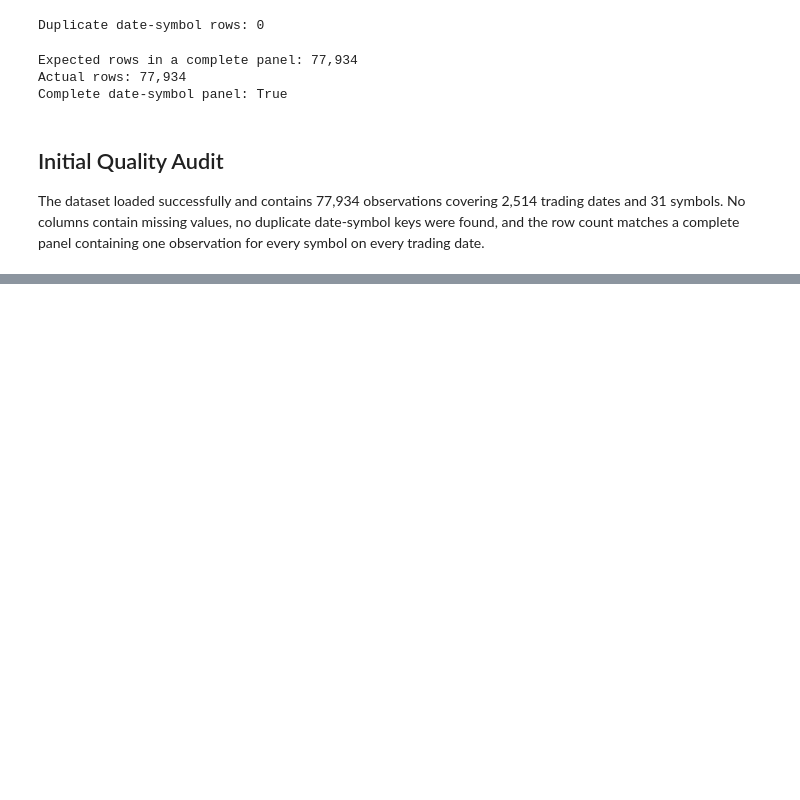
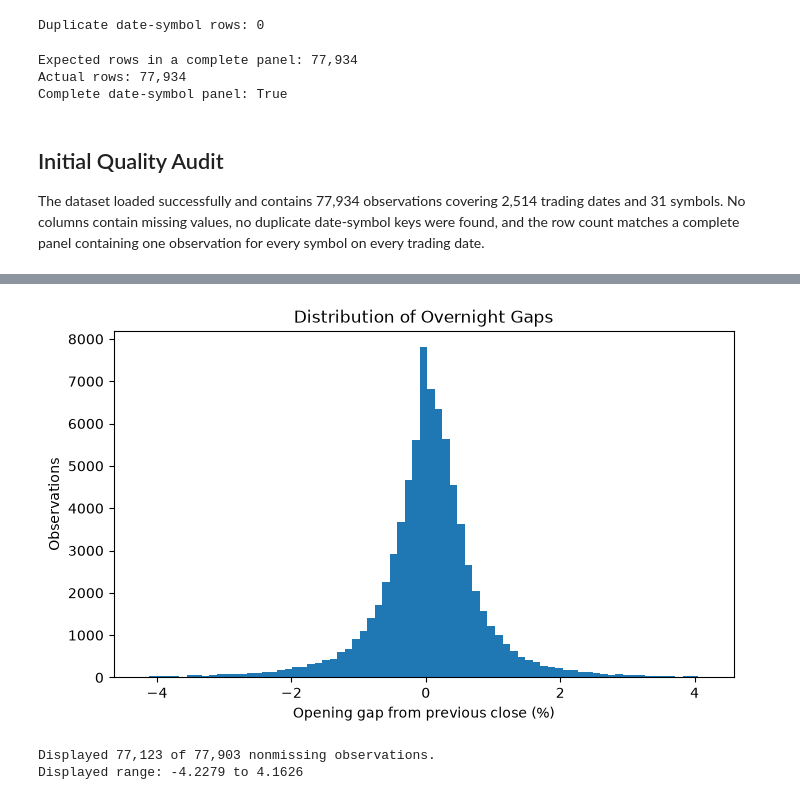
Before and after one commit to skolins3651/jane-street-inspired-market-prediction, a Jupyter notebook: notebooks/02_exploratory_data_analysis.ipynb, the cells around one changed output, grey strips where cells are left out. Drawn from its saved outputs; the diff is of its cells as text; code cells hidden in the pictures; blank space fills up the shorter version.

```diff
--- a/notebooks/02_exploratory_data_analysis.ipynb
+++ b/notebooks/02_exploratory_data_analysis.ipynb
@@ -91,0 +234,10 @@ The dataset loaded successfully and contains 77,934 observations covering 2,514
+# %%
+plot_trimmed_histogram(
+    eda["overnight_gap"] * 100,
+    title="Distribution of Overnight Gaps",
+    x_label="Opening gap from previous close (%)",
+)
+# %% [output]
+[figure, added]
+Displayed 77,123 of 77,903 nonmissing observations.
+Displayed range: -4.2279 to 4.1626
```
Also changed, not shown: parts of 15 cells of this notebook.
